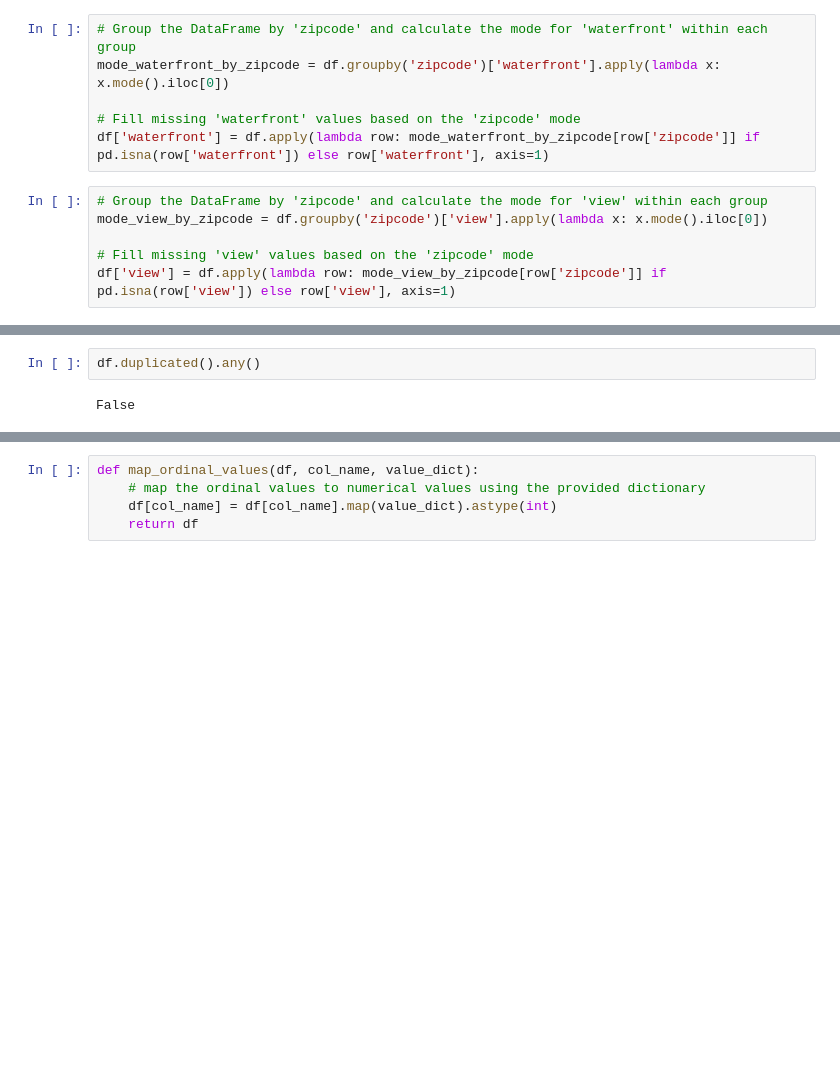
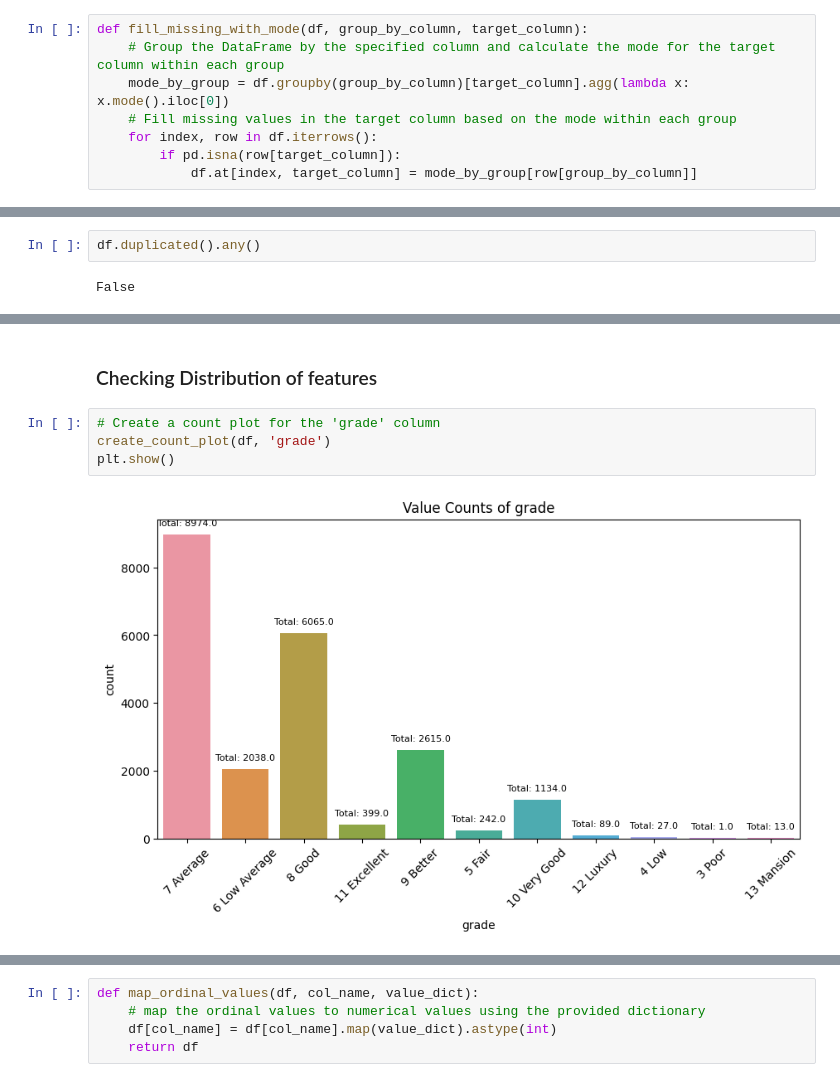
Before and after one commit to amature98/DSF-FT06-GROUP-2-PHASE---PROJECT, a Jupyter notebook: student.ipynb, the cells around one changed output, grey strips where cells are left out. Drawn from its saved outputs; the diff is of its cells as text; blank space fills up the shorter version.

```diff
--- a/student.ipynb
+++ b/student.ipynb
@@ -165,12 +253,8 @@ This data imputation strategy ensures that our dataset remains comprehensive and
 # %%
-# Group the DataFrame by 'zipcode' and calculate the mode for 'waterfront' within each group
-mode_waterfront_by_zipcode = df.groupby('zipcode')['waterfront'].apply(lambda x: x.mode().iloc[0])
-
-# Fill missing 'waterfront' values based on the 'zipcode' mode
-df['waterfront'] = df.apply(lambda row: mode_waterfront_by_zipcode[row['zipcode']] if pd.isna(row['waterfront']) else row['waterfront'], axis=1)
+def fill_missing_with_mode(df, group_by_column, target_column):
+    # Group the DataFrame by the specified column and calculate the mode for the target column within each group
+    mode_by_group = df.groupby(group_by_column)[target_column].agg(lambda x: x.mode().iloc[0])
+    # Fill missing values in the target column based on the mode within each group
+    for index, row in df.iterrows():
+        if pd.isna(row[target_column]):
+            df.at[index, target_column] = mode_by_group[row[group_by_column]]
-# %%
-# Group the DataFrame by 'zipcode' and calculate the mode for 'view' within each group
-mode_view_by_zipcode = df.groupby('zipcode')['view'].apply(lambda x: x.mode().iloc[0])
-
-# Fill missing 'view' values based on the 'zipcode' mode
-df['view'] = df.apply(lambda row: mode_view_by_zipcode[row['zipcode']] if pd.isna(row['view']) else row['view'], axis=1)
@@ -315,0 +432,8 @@ In this section, we will cover the essential steps and techniques for preparing
+# %% [markdown]
+### Checking Distribution of features
+# %%
+# Create a count plot for the 'grade' column
+create_count_plot(df, 'grade')
+plt.show()
+# %% [output]
+[figure, added]
```
Also changed, not shown: parts of 203 cells of this notebook, 2 other files.
